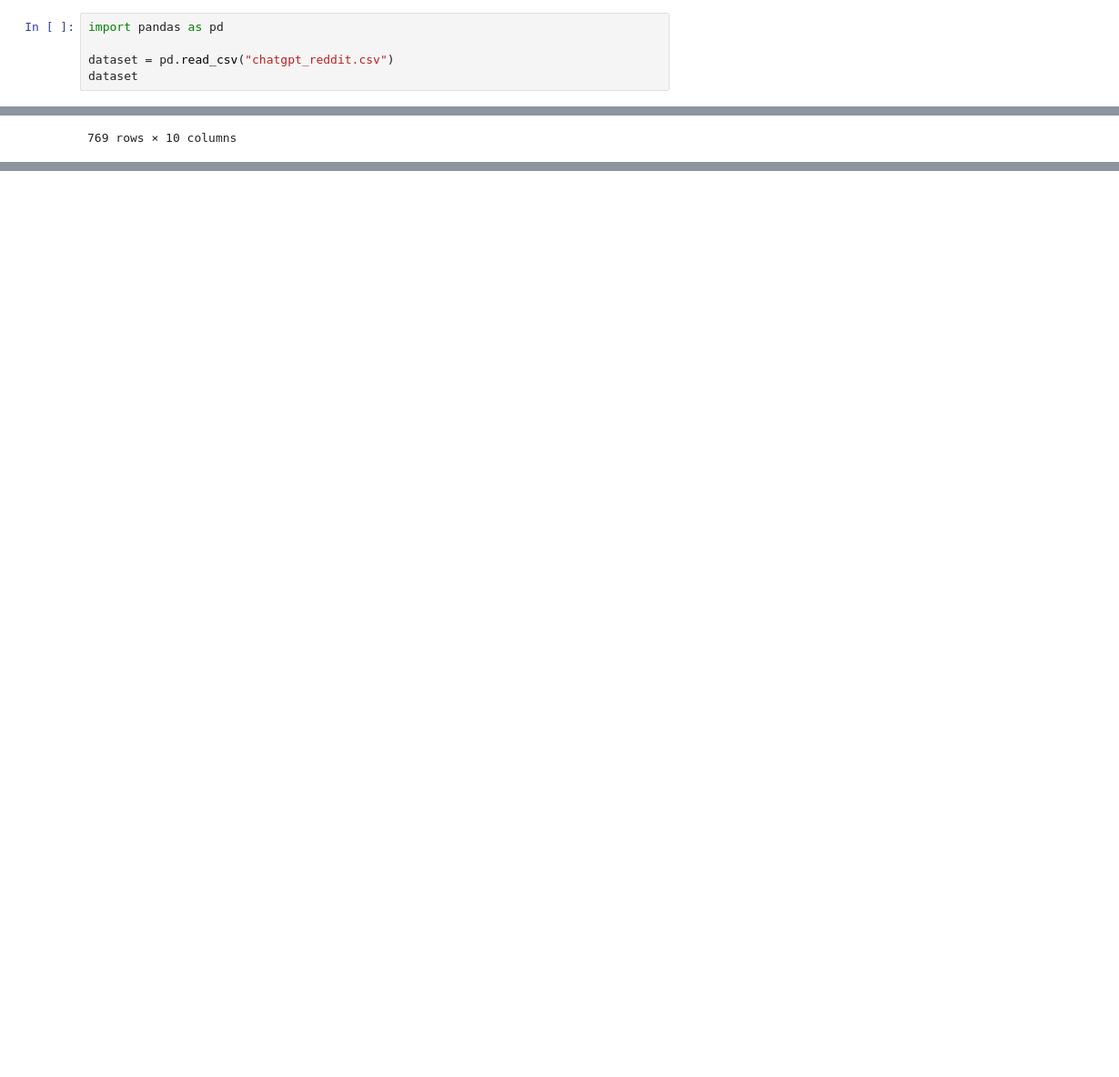
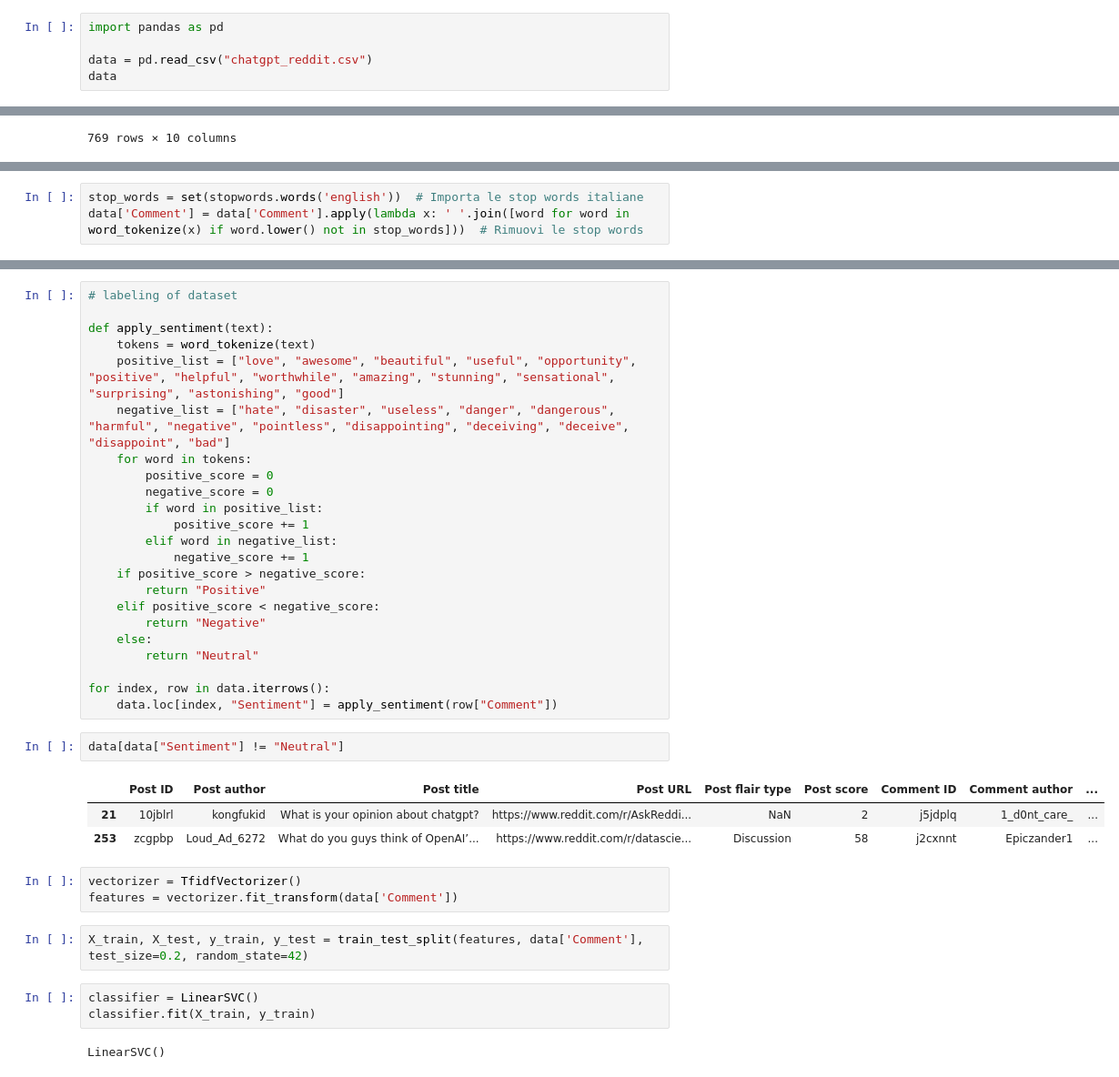
Before and after one commit to Claudio-95/DJ23-project, a Jupyter notebook: Reddit_scraping.ipynb, the cells around one changed output, grey strips where cells are left out. Shown at 91% size. Saved outputs shown, nothing was run; the diff lists cells and outputs as text; blank space fills up the shorter version.

Commit message:
Update python code and add labeling

```diff
--- a/Reddit_scraping.ipynb
+++ b/Reddit_scraping.ipynb
@@ -135,8 +135,8 @@ with open("chatgpt_reddit.csv", "w", newline = "", encoding = "utf-8") as csvFil
 # %%
 import pandas as pd
 
-dataset = pd.read_csv("chatgpt_reddit.csv")
-dataset
+data = pd.read_csv("chatgpt_reddit.csv")
+data
 # %% [output]
 |  | Post ID | Post author | Post title | Post URL | Post flair type | Post score | Comment ID | Comment author | ... |
 | 0 | 1136axv | EasyHappypy | What is your opinion about ChatGPT? | https://www.reddit.com/r/AskReddi... | NaN | 1 | j8o7knv | Thecooleo | ... |
@@ -153,0 +162,3 @@ dataset
+# %%
+stop_words = set(stopwords.words('english'))  # Importa le stop words italiane
+data['Comment'] = data['Comment'].apply(lambda x: ' '.join([word for word in word_tokenize(x) if word.lower() not in stop_words]))  # Rimuovi le stop words
@@ -153,0 +185,39 @@ dataset
+# %%
+# labeling of dataset
+
+def apply_sentiment(text):
+    tokens = word_tokenize(text)
+    positive_list = ["love", "awesome", "beautiful", "useful", "opportunity", "positive", "helpful", "worthwhile", "amazing", "stunning", "sensational", "surprising", "astonishing", "good"]
+    negative_list = ["hate", "disaster", "useless", "danger", "dangerous", "harmful", "negative", "pointless", "disappointing", "deceiving", "deceive", "disappoint", "bad"]
+    for word in tokens:
+        positive_score = 0
+        negative_score = 0
+        if word in positive_list:
+            positive_score += 1
+        elif word in negative_list:
+            negative_score += 1
+    if positive_score > negative_score:
+        return "Positive"
+    elif positive_score < negative_score:
+        return "Negative"
+    else:
+        return "Neutral"
+
+for index, row in data.iterrows():
+    data.loc[index, "Sentiment"] = apply_sentiment(row["Comment"])
+# %%
+data[data["Sentiment"] != "Neutral"]
+# %% [output]
+|  | Post ID | Post author | Post title | Post URL | Post flair type | Post score | Comment ID | Comment author | ... |
+| 21 | 10jblrl | kongfukid | What is your opinion about chatgpt? | https://www.reddit.com/r/AskReddi... | NaN | 2 | j5jdplq | 1_d0nt_care_ | ... |
+| 253 | zcgpbp | Loud_Ad_6272 | What do you guys think of OpenAI’... | https://www.reddit.com/r/datascie... | Discussion | 58 | j2cxnnt | Epiczander1 | ... |
+# %%
+vectorizer = TfidfVectorizer()
+features = vectorizer.fit_transform(data['Comment'])
+# %%
+X_train, X_test, y_train, y_test = train_test_split(features, data['Comment'], test_size=0.2, random_state=42)
+# %%
+classifier = LinearSVC()
+classifier.fit(X_train, y_train)
+# %% [output]
+LinearSVC()
```
Also changed, not shown: parts of 4 cells of this notebook.
